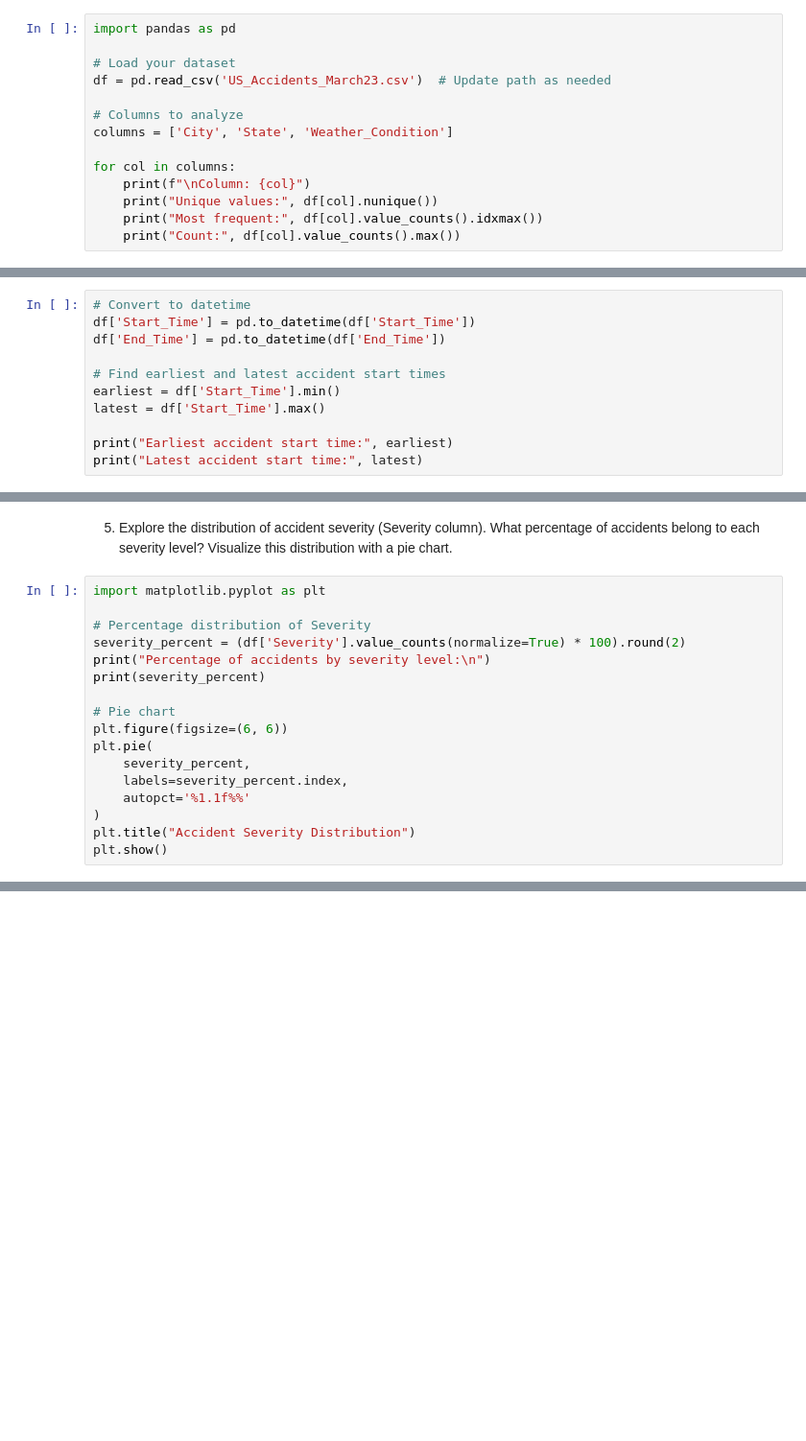
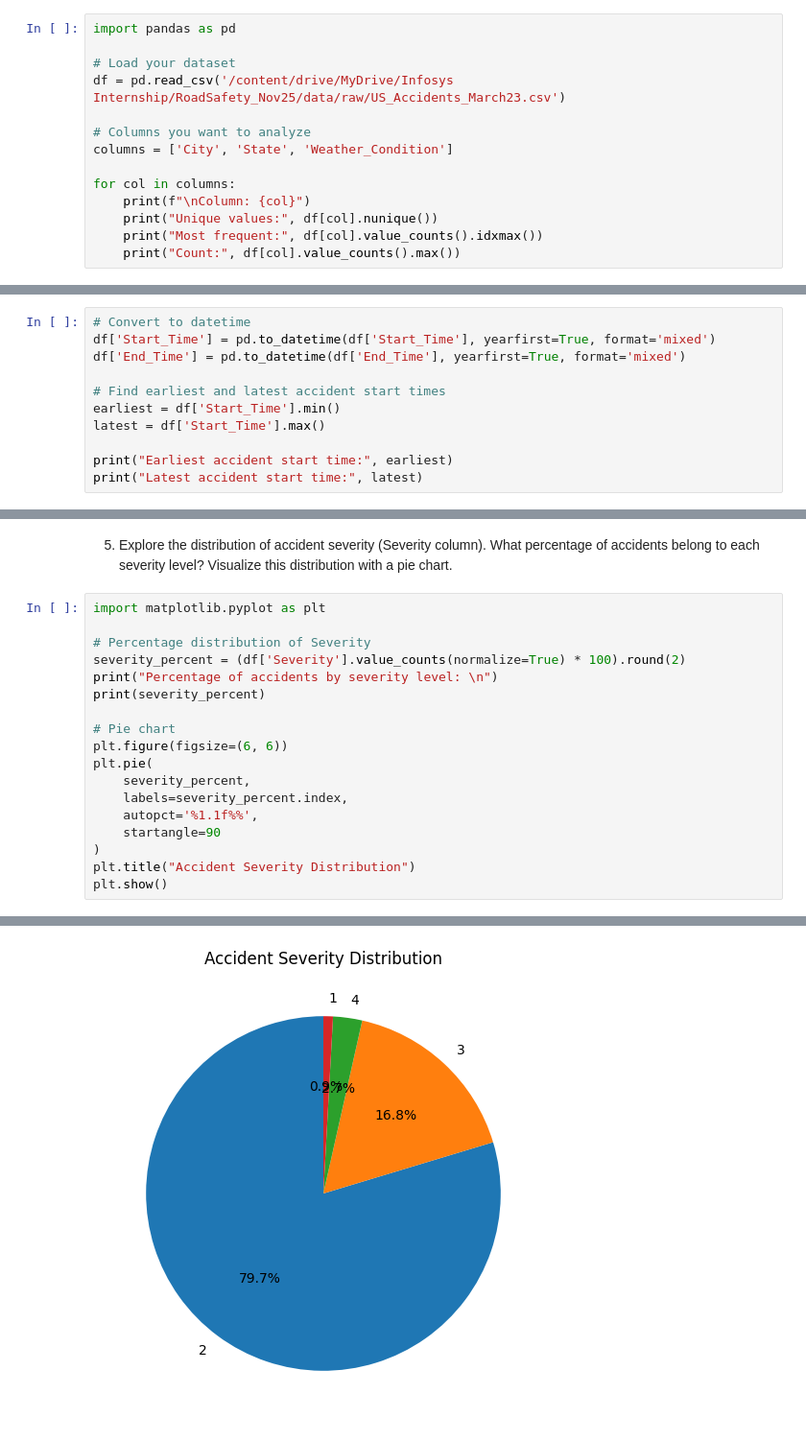
Before and after one commit to Infosys-Intern-program-batch-nov25/roadsafety_analytics_EDA, a Jupyter notebook: milestone_2/week_3/Day_14/Assignment_01.ipynb, the cells around one changed output, grey strips where cells are left out. Shown at 96% size. Cells and saved outputs as stored; diff of their text form; blank space fills up the shorter version.

```diff
--- a/milestone_2/week_3/Day_14/Assignment_01.ipynb
+++ b/milestone_2/week_3/Day_14/Assignment_01.ipynb
@@ -6,9 +16,9 @@
 import pandas as pd
 
 # Load your dataset
-df = pd.read_csv('US_Accidents_March23.csv')  # Update path as needed
+df = pd.read_csv('/content/drive/MyDrive/Infosys Internship/RoadSafety_Nov25/data/raw/US_Accidents_March23.csv')
 
-# Columns to analyze
+# Columns you want to analyze
 columns = ['City', 'State', 'Weather_Condition']
 
 for col in columns:
@@ -35,8 +76,8 @@ print(cols_over_5)
 3. Convert `Start_Time` and `End_Time` columns to datetime objects. Find the range (earliest and latest) of accident start times in the dataset.
 # %%
 # Convert to datetime
-df['Start_Time'] = pd.to_datetime(df['Start_Time'])
-df['End_Time'] = pd.to_datetime(df['End_Time'])
+df['Start_Time'] = pd.to_datetime(df['Start_Time'], yearfirst=True, format='mixed')
+df['End_Time'] = pd.to_datetime(df['End_Time'], yearfirst=True, format='mixed')
 
 # Find earliest and latest accident start times
 earliest = df['Start_Time'].min()
@@ -60,7 +107,7 @@ import matplotlib.pyplot as plt
 
 # Percentage distribution of Severity
 severity_percent = (df['Severity'].value_counts(normalize=True) * 100).round(2)
-print("Percentage of accidents by severity level:\n")
+print("Percentage of accidents by severity level: \n")
 print(severity_percent)
 
 # Pie chart
@@ -68,7 +115,9 @@ plt.figure(figsize=(6, 6))
 plt.pie(
     severity_percent,
     labels=severity_percent.index,
-    autopct='%1.1f%%'
+    autopct='%1.1f%%',
+    startangle=90
 )
 plt.title("Accident Severity Distribution")
 plt.show()
+# %% [output]
@@ -74,0 +132 @@ plt.show()
+[figure, added]
```
Also changed, not shown: parts of 8 cells of this notebook.
